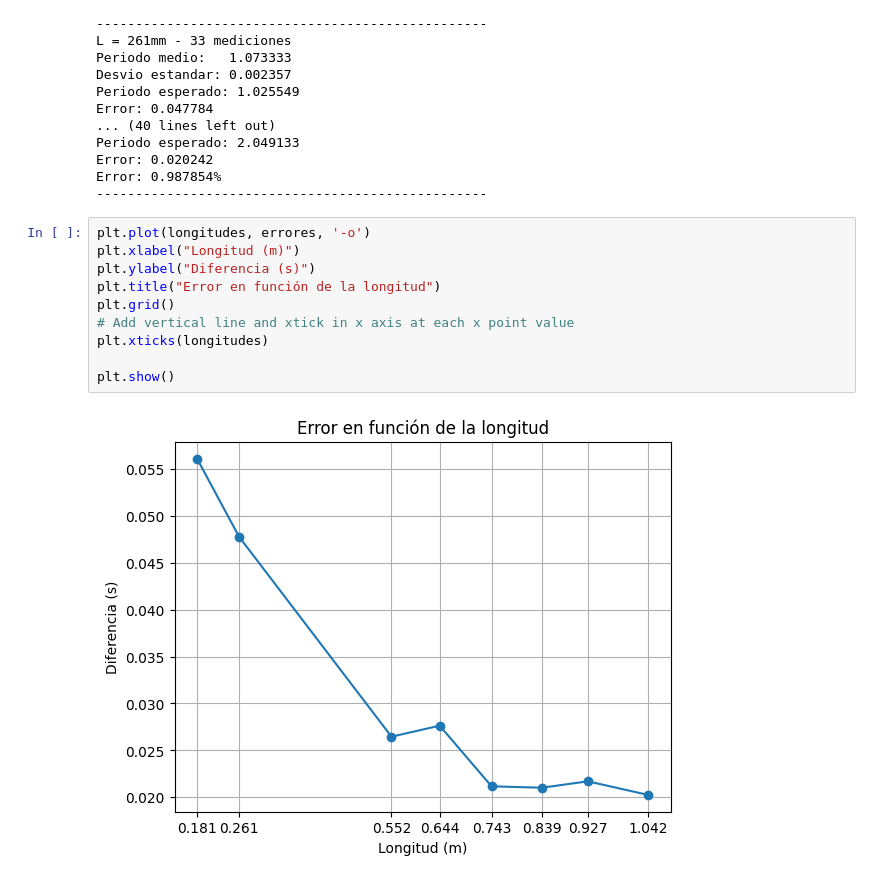
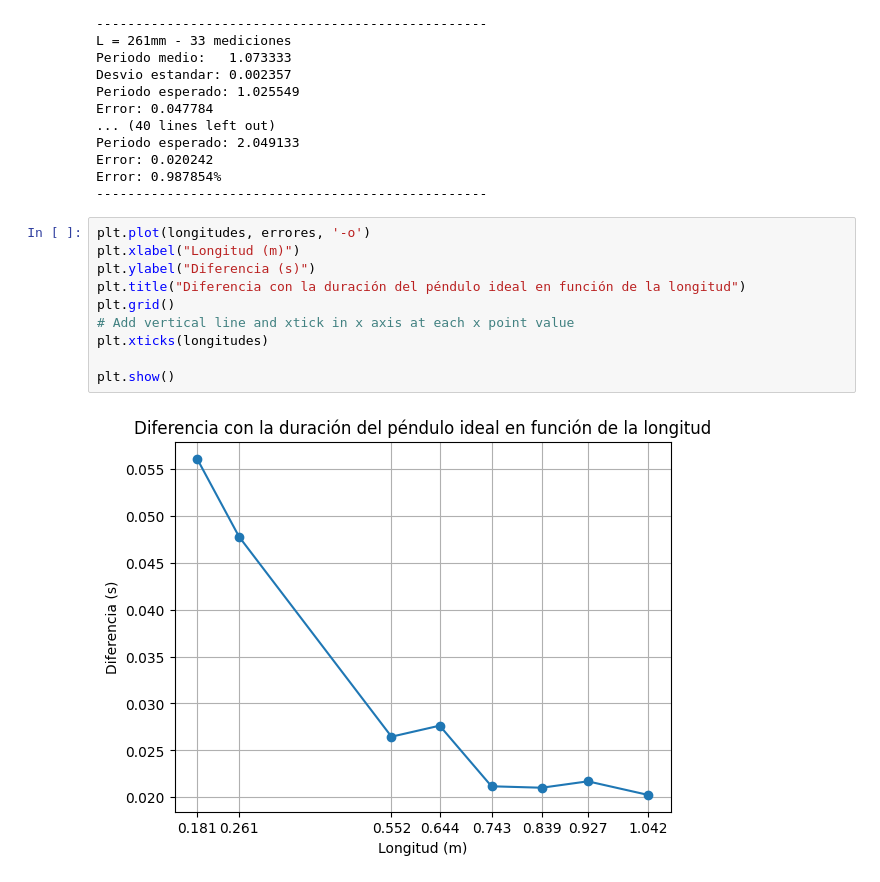
Before and after one commit to LecJackS/Mecanica-y-Termodinamica-2024-1C, a Jupyter notebook: Laboratorios/Labo03-04/Labo02.ipynb, the cells around one changed output. Drawn from its saved outputs; the diff is of its cells as text.

```diff
--- a/Laboratorios/Labo03-04/Labo02.ipynb
+++ b/Laboratorios/Labo03-04/Labo02.ipynb
@@ -185,12 +185,12 @@ Error: 0.987854%
 # %%
 plt.plot(longitudes, errores, '-o')
 plt.xlabel("Longitud (m)")
 plt.ylabel("Diferencia (s)")
-plt.title("Error en función de la longitud")
+plt.title("Diferencia con la duración del péndulo ideal en función de la longitud")
 plt.grid()
 # Add vertical line and xtick in x axis at each x point value
 plt.xticks(longitudes)
 
 plt.show()
 # %% [output]
-[figure, old version]
+[figure, new version]
```
Also changed, not shown: 10 other files.
